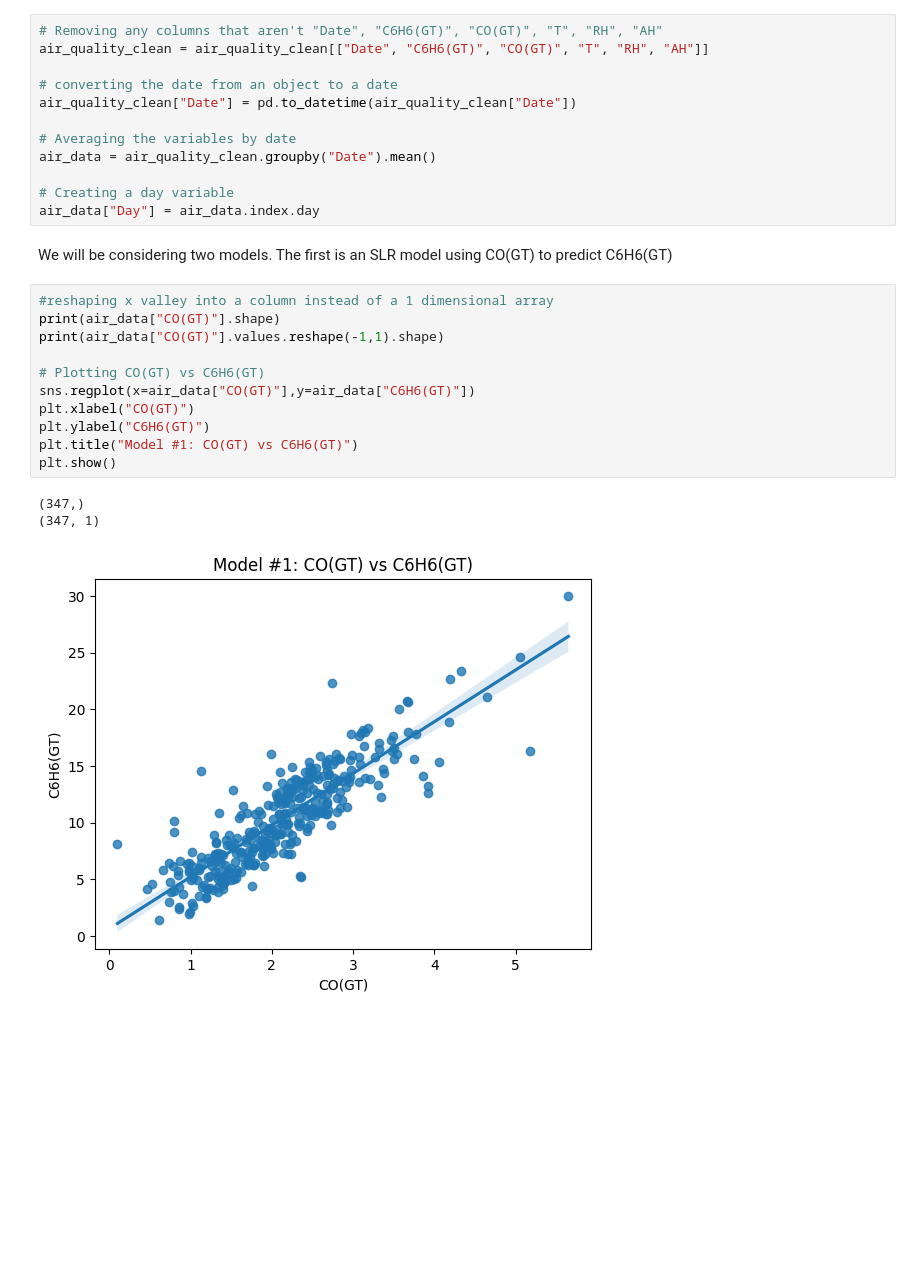
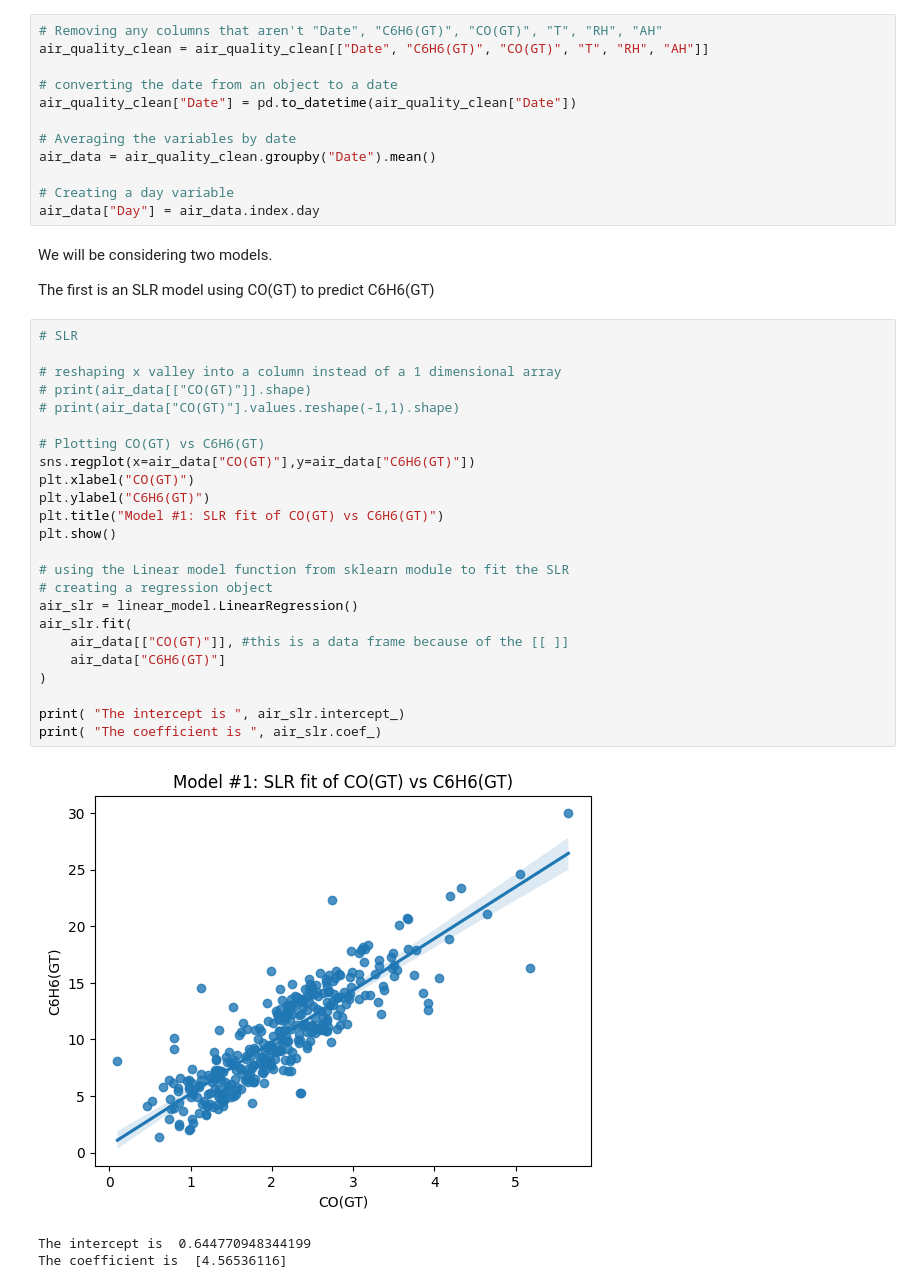
Before and after one commit to ljzier/ST-554-repo, a Jupyter notebook: Task3/Task_3.ipynb, the cells around one changed output. Drawn from its saved outputs; the diff is of its cells as text; blank space fills up the shorter version.

```diff
--- a/Task3/Task_3.ipynb
+++ b/Task3/Task_3.ipynb
@@ -125,20 +122,35 @@ air_data = air_quality_clean.groupby("Date").mean()
 # Creating a day variable
 air_data["Day"] = air_data.index.day
 # %% [markdown]
-We will be considering two models. The first is an SLR model using CO(GT) to predict C6H6(GT)
+We will be considering two models.
+
+The first is an SLR model using CO(GT) to predict C6H6(GT)
 # %%
-#reshaping x valley into a column instead of a 1 dimensional array
-print(air_data["CO(GT)"].shape)
-print(air_data["CO(GT)"].values.reshape(-1,1).shape)
+# SLR
+
+# reshaping x valley into a column instead of a 1 dimensional array
+# print(air_data[["CO(GT)"]].shape)
+# print(air_data["CO(GT)"].values.reshape(-1,1).shape)
 
 # Plotting CO(GT) vs C6H6(GT)
 sns.regplot(x=air_data["CO(GT)"],y=air_data["C6H6(GT)"])
 plt.xlabel("CO(GT)")
 plt.ylabel("C6H6(GT)")
-plt.title("Model #1: CO(GT) vs C6H6(GT)")
+plt.title("Model #1: SLR fit of CO(GT) vs C6H6(GT)")
 plt.show()
+
+# using the Linear model function from sklearn module to fit the SLR
+# creating a regression object
+air_slr = linear_model.LinearRegression()
+air_slr.fit(
+    air_data[["CO(GT)"]], #this is a data frame because of the [[ ]]
+    air_data["C6H6(GT)"]
+)
+
+print( "The intercept is ", air_slr.intercept_)
+print( "The coefficient is ", air_slr.coef_)
 # %% [output]
+[figure, new version]
-(347,)
-(347, 1)
+The intercept is  0.644770948344199
+The coefficient is  [4.56536116]
-[figure, old version]
 # %% [markdown]
```
Also changed, not shown: parts of 6 cells of this notebook.
